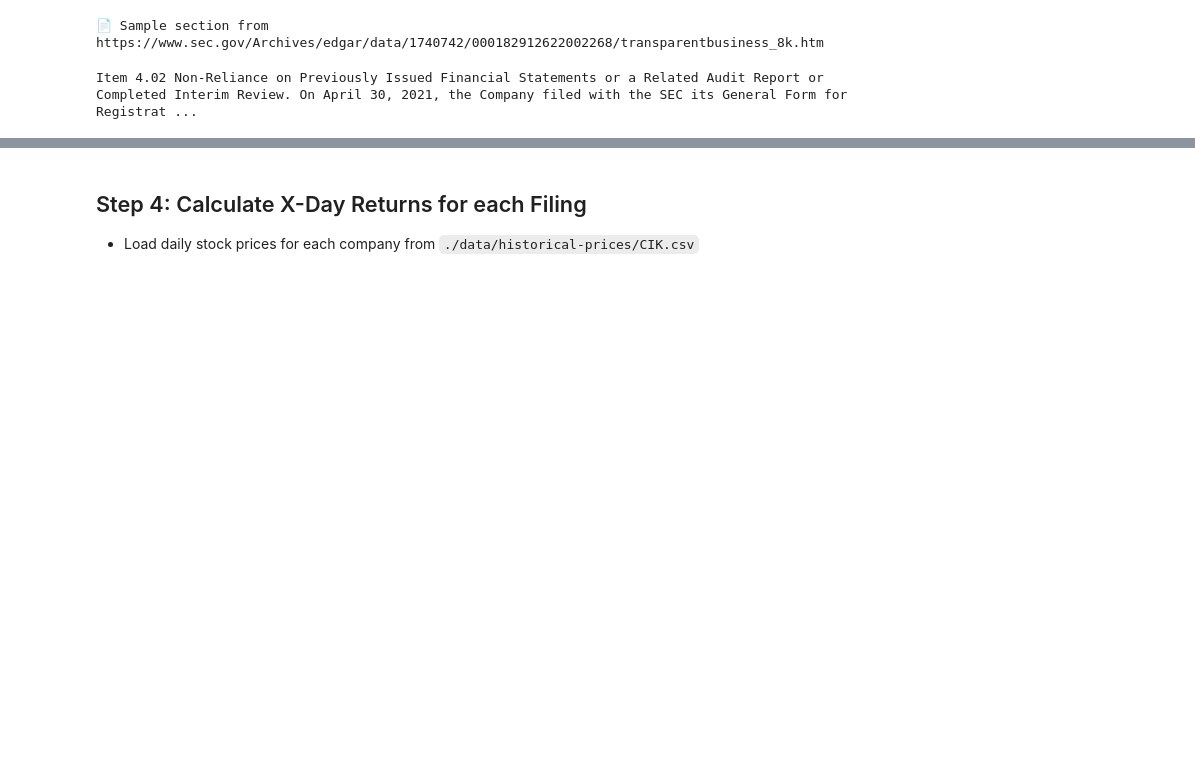
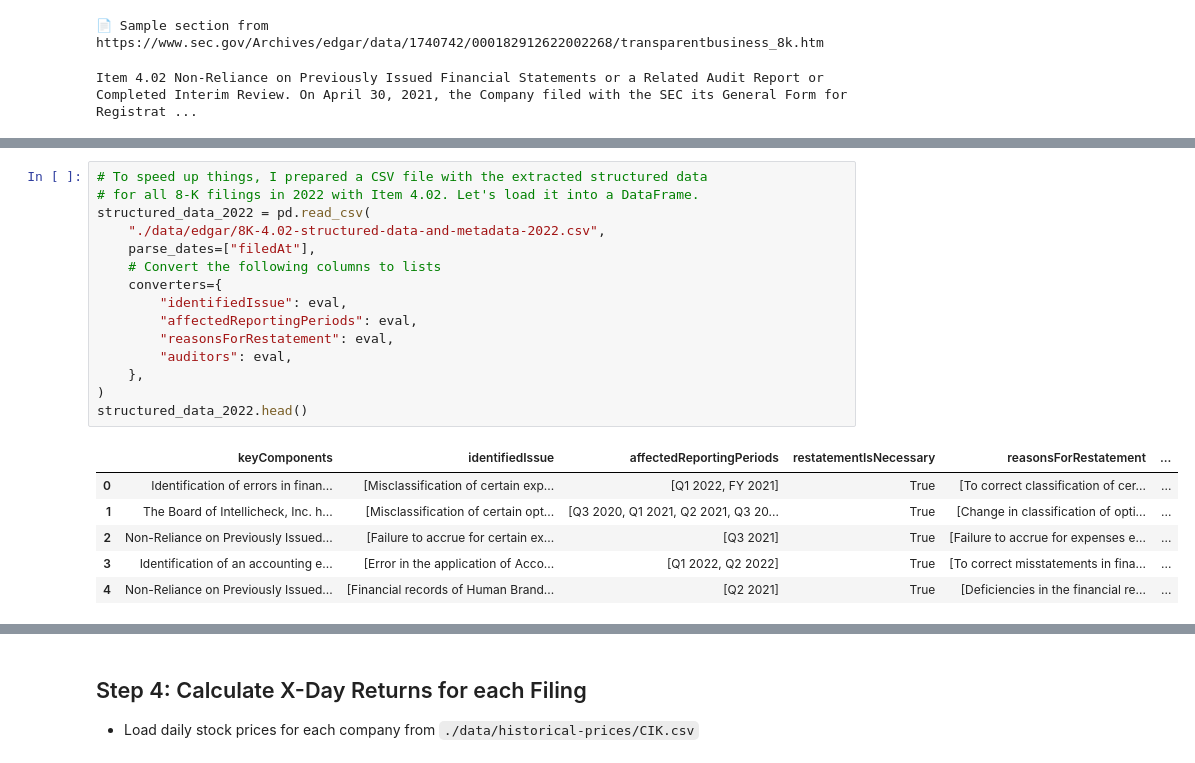
Before and after one commit to janlukasschroeder/ai-for-financial-analysis-and-research, a Jupyter notebook: gpt-4-api-extract-data-from-sec-filings/demo.ipynb, the cells around one changed output, grey strips where cells are left out. Cells and saved outputs as stored; diff of their text form; blank space fills up the shorter version.

```diff
--- a/gpt-4-api-extract-data-from-sec-filings/demo.ipynb
+++ b/gpt-4-api-extract-data-from-sec-filings/demo.ipynb
@@ -332,0 +312,22 @@ structured_data
+# %%
+# To speed up things, I prepared a CSV file with the extracted structured data
+# for all 8-K filings in 2022 with Item 4.02. Let's load it into a DataFrame.
+structured_data_2022 = pd.read_csv(
+    "./data/edgar/8K-4.02-structured-data-and-metadata-2022.csv",
+    parse_dates=["filedAt"],
+    # Convert the following columns to lists
+    converters={
+        "identifiedIssue": eval,
+        "affectedReportingPeriods": eval,
+        "reasonsForRestatement": eval,
+        "auditors": eval,
+    },
+)
+structured_data_2022.head()
+# %% [output]
+|  | keyComponents | identifiedIssue | affectedReportingPeriods | restatementIsNecessary | reasonsForRestatement | ... |
+| 0 | Identification of errors in finan... | [Misclassification of certain exp... | [Q1 2022, FY 2021] | True | [To correct classification of cer... | ... |
+| 1 | The Board of Intellicheck, Inc. h... | [Misclassification of certain opt... | [Q3 2020, Q1 2021, Q2 2021, Q3 20... | True | [Change in classification of opti... | ... |
+| 2 | Non-Reliance on Previously Issued... | [Failure to accrue for certain ex... | [Q3 2021] | True | [Failure to accrue for expenses e... | ... |
+| 3 | Identification of an accounting e... | [Error in the application of Acco... | [Q1 2022, Q2 2022] | True | [To correct misstatements in fina... | ... |
+| 4 | Non-Reliance on Previously Issued... | [Financial records of Human Brand... | [Q2 2021] | True | [Deficiencies in the financial re... | ... |
```
Also changed, not shown: parts of 10 cells of this notebook, 2 other files.
